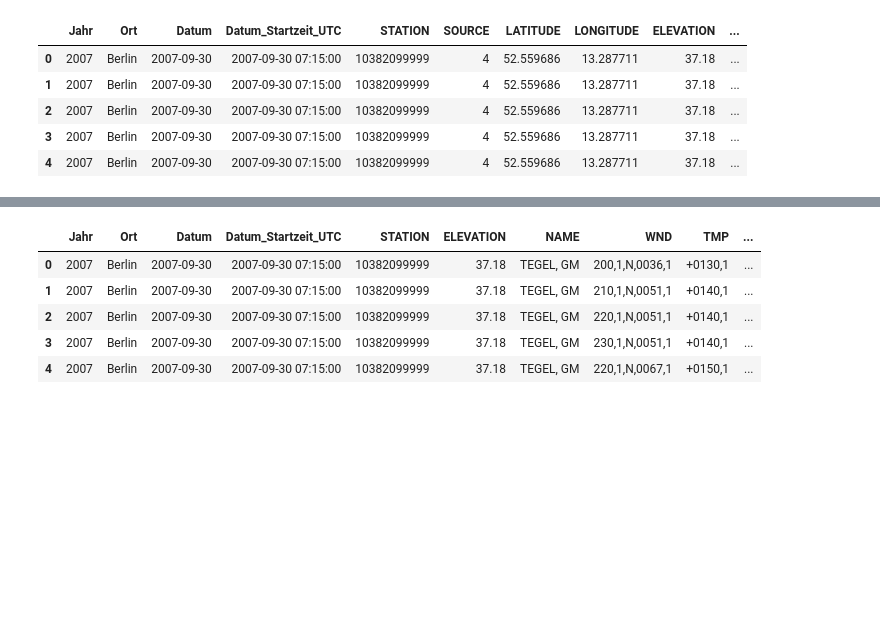
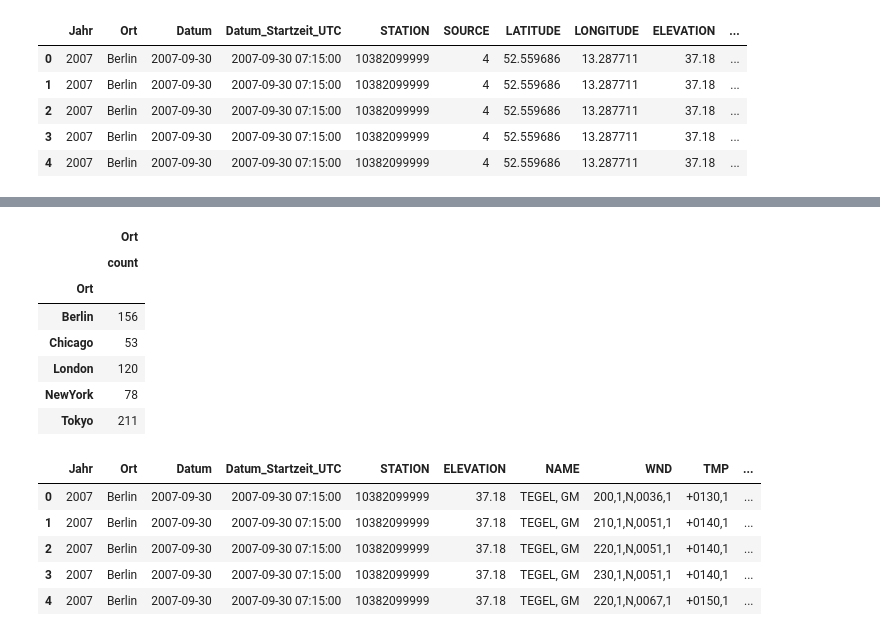
Before and after one commit to Wade-Sys/wma, a Jupyter notebook: Wetter/prepare_weather_data_step_2.ipynb, the cells around one changed output, grey strips where cells are left out. Cells and saved outputs as stored; diff of their text form; code cells hidden in the pictures; blank space fills up the shorter version.

```diff
--- a/Wetter/prepare_weather_data_step_2.ipynb
+++ b/Wetter/prepare_weather_data_step_2.ipynb
@@ -32,3 +58,18 @@ df_wetter_pkl.head()
+# %%
+df_wetter_pkl.groupby(['Ort'], as_index=True).agg(
+    {
+        'Ort':['count'] #,'max','min']
+    }
+)
+# %% [output]
+|  | Ort |
+|  | count |
+| Ort |  |
+| Berlin | 156 |
+| Chicago | 53 |
+| London | 120 |
+| NewYork | 78 |
+| Tokyo | 211 |
 # %%
 df_wetter_1 = df_wetter_pkl.drop(columns=['SOURCE','LATITUDE','LONGITUDE','REPORT_TYPE','QUALITY_CONTROL','CIG','VIS']).copy()
 df_wetter_1.head()
```
Also changed, not shown: parts of 1 cell of this notebook, 1 other file.
